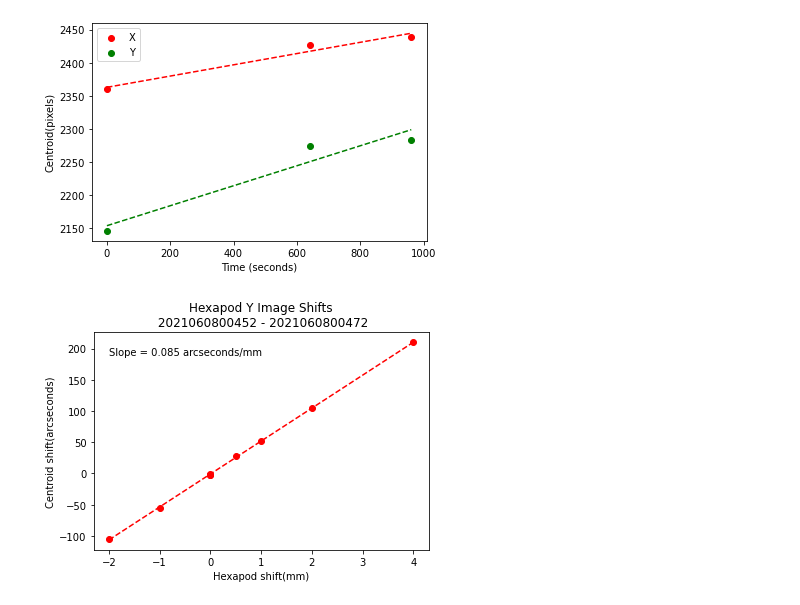
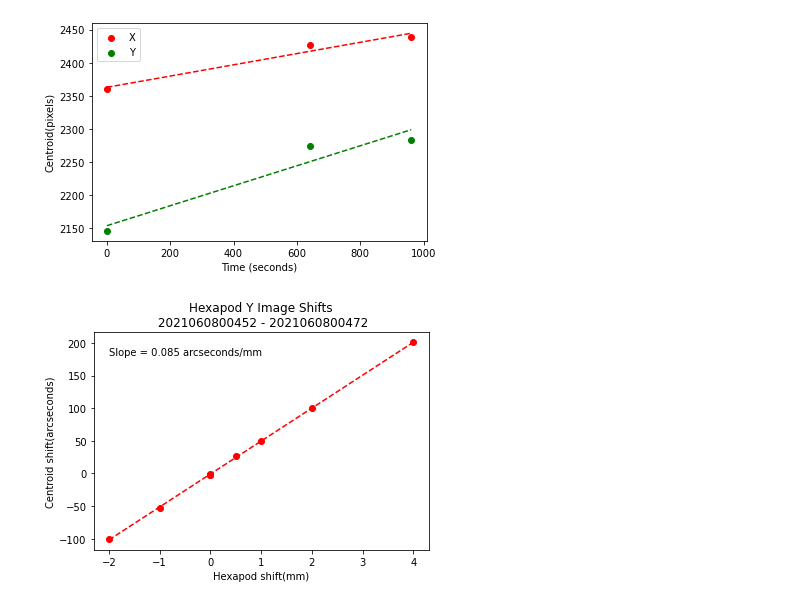
Before and after one commit to lsst-ts/ts_notebooks, a Jupyter notebook: cslage/summit_notebooks/Hexapod_Position_Offset_11Jun21.ipynb, the cells around one changed output. Saved outputs shown, nothing was run; the diff lists cells and outputs as text; code cells hidden in the pictures.

```diff
--- a/cslage/summit_notebooks/Hexapod_Position_Offset_11Jun21.ipynb
+++ b/cslage/summit_notebooks/Hexapod_Position_Offset_11Jun21.ipynb
@@ -77,7 +75,7 @@ plt.legend()
 [figure]
 # %%
 # Now plot the shift vs hexapod displacement
-plateScale = 0.1 # arcseconds/pixel
+plateScale = exp.getWcs().getPixelScale().asArcseconds() # arcseconds/pixel
 hexs = []
 shifts = []
 for i, expId in enumerate(expIds):
@@ -169,32 +167,32 @@ plt.legend()
 [figure]
 # %%
 # Now plot the shift vs hexapod displacement
-plateScale = 0.1 # arcseconds/pixel
+plateScale = exp.getWcs().getPixelScale().asArcseconds() # arcseconds/pixel
 hexs = []
 shifts = []
 for i, expId in enumerate(expIds):
     hex = positionData[expId]['hex_y']
     hexs.append(hex)
 
     time = positionData[expId]['Time']
     x = positionData[expId]['Centroid'][0]
     y = positionData[expId]['Centroid'][1]
     # Subtract drift model
     x -= x_fit[0] * time + x_fit[1]
     y -= y_fit[0] * time + y_fit[1]
     if hex > 0:
         shifts.append(np.sqrt(x*x + y*y) * plateScale)
     else:
         shifts.append(-np.sqrt(x*x + y*y) * plateScale)
 plt.title(f"Hexapod Y Image Shifts\n {expIds[0]} - {expIds[-1]}")
 plt.scatter(hexs, shifts, color='red')
 shift_fit = np.polyfit(hexs, shifts, 1)
 xplot = np.linspace(min(hexs), max(hexs), 100)
 yplot = shift_fit[0] * xplot + shift_fit[1]
 plt.plot(xplot, yplot, color='red', ls = '--')
 plt.xlabel("Hexapod shift(mm)")
 plt.ylabel("Centroid shift(arcseconds)")
 plt.text(min(hexs), 0.9*max(shifts), f"Slope = {x_fit[0]:.3f} arcseconds/mm")
 plt.savefig("Hexapod_Y_Offsets_11Jun21.pdf")
 # %% [output]
-[figure, old version]
+[figure, new version]
```
Also changed, not shown: parts of 2 cells of this notebook.
